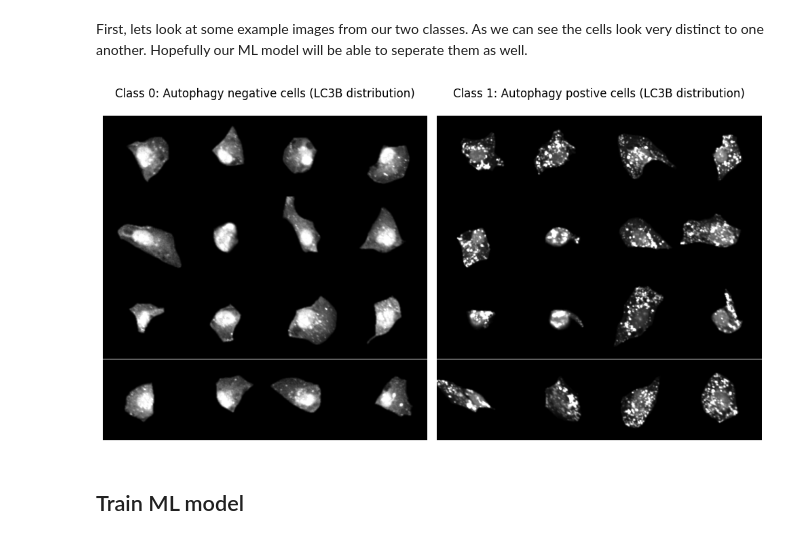
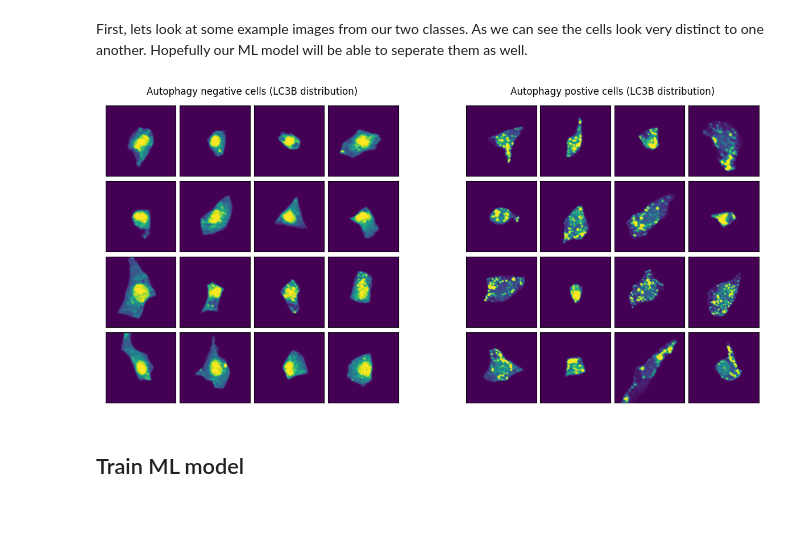
Before and after one commit to laminlabs/lamin-usecases, a Jupyter notebook: docs/imaging4.ipynb, the cells around one changed output. Cells and saved outputs as stored; diff of their text form; code cells hidden in the pictures; blank space fills up the shorter version.

Commit message:
🎨 update imaging notebooks
use new h5sc format and plotting functions from scportrait

```diff
--- a/docs/imaging4.ipynb
+++ b/docs/imaging4.ipynb
@@ -105,24 +92,18 @@ First, lets look at some example images from our two classes. As we can see the
 # %%
 # get example images for positive and negative autophagy
 num_rows, num_cols = 4, 4
 n_cells = num_rows * num_cols
 channel_of_interest = 4 # LC3B channel a key autophagosome marker
 
-autophagy_positive_example = sc_datasets.filter(ulabels__name="WT").filter(ulabels__name="14h Torin-1")[0]
-with h5py.File(autophagy_positive_example.cache(), 'r') as hf:
-    images_positive =hf["single_cell_data"][0:n_cells, channel_of_interest]
-
-autophagy_negative_example = sc_datasets.filter(ulabels__name="WT").filter(ulabels__name="untreated")[0]
-with h5py.File(autophagy_negative_example.cache(), 'r') as hf:
-    images_negative =hf["single_cell_data"][0:n_cells, channel_of_interest]
+autophagy_positive_example = scportrait.io.read_h5sc(sc_datasets.filter(ulabels__name="WT").filter(ulabels__name="14h Torin-1")[0].cache())
+autophagy_negative_example = scportrait.io.read_h5sc(sc_datasets.filter(ulabels__name="WT").filter(ulabels__name="untreated")[0].cache())
 
 # create a figure with two panels for negative and postive examples
-fig, axes = plt.subplots(nrows=1, ncols=2, figsize=(10, 5.5))
-plot_image_grid(axes[0], images_negative, num_rows, num_cols, title = f"Class {label_lookup['untreated']}: Autophagy negative cells (LC3B distribution)")
-plot_image_grid(axes[1], images_positive, num_rows, num_cols, title = f"Class {label_lookup['14h Torin-1']}: Autophagy postive cells (LC3B distribution)")
-fig.tight_layout()
+fig, axes = plt.subplots(nrows=1, ncols=2, figsize=(15, 7))
+scportrait.pl.cell_grid_single_channel(autophagy_negative_example, select_channel=channel_of_interest, ax=axes[0], title="Autophagy negative cells (LC3B distribution)", show_fig=False)
+scportrait.pl.cell_grid_single_channel(autophagy_positive_example, select_channel=channel_of_interest, ax=axes[1], title="Autophagy postive cells (LC3B distribution)", show_fig=False)
 # %% [output]
-[figure, old version]
+[figure, new version]
 # %% [markdown]
 ## Train ML model
 # %%
```
Also changed, not shown: parts of 7 cells of this notebook, 2 other files.
